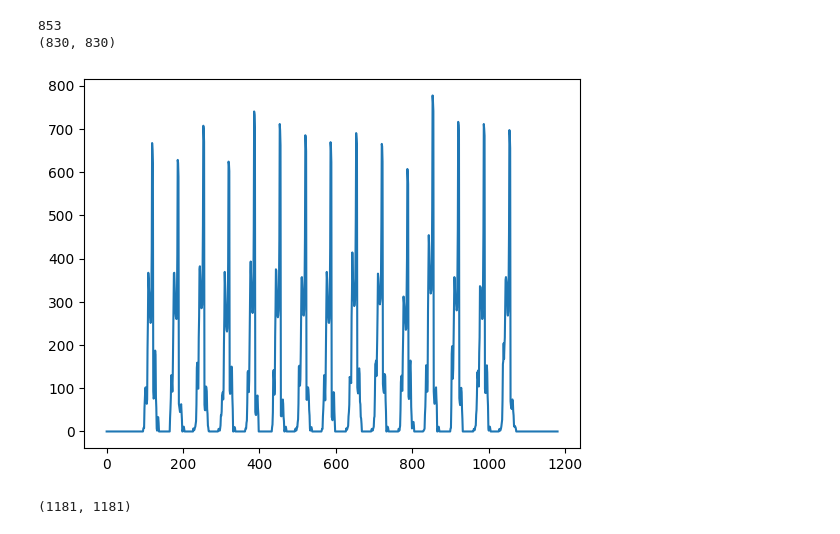
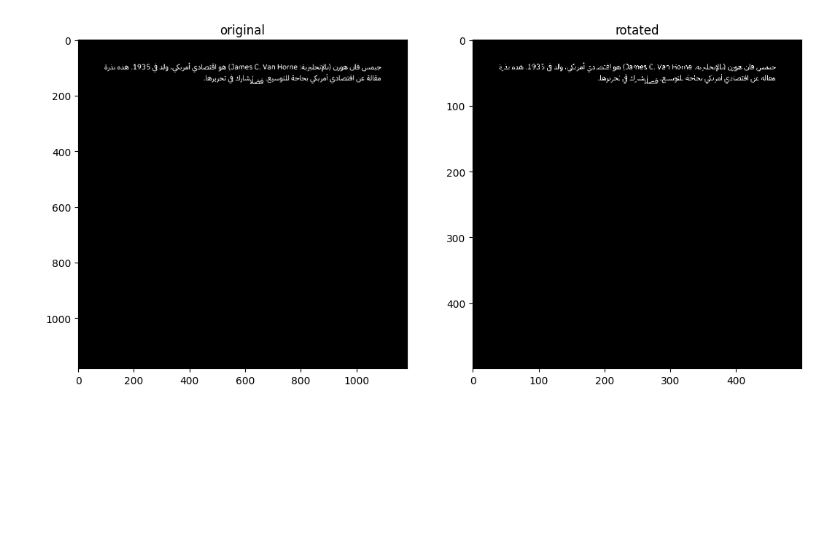
Before and after one commit to Mr-Sheerlock/AbuGradients, a Jupyter notebook: test.ipynb, the cells around one changed output. Cells and saved outputs as stored; diff of their text form; code cells hidden in the pictures; blank space fills up the shorter version.

Commit message:
Trying Resize instead of crop

```diff
--- a/test.ipynb
+++ b/test.ipynb
@@ -75,38 +15,30 @@ processing 108.jpeg
-# %%
-img = io.imread('fonts-dataset/Lemonada/1.jpeg')
-img=preprocess(img)
-rot=removeSkew(img)
-center=rot.shape[1]//2
-# make the center dynamic according to highest peak in horizontal histogram
-horizontal_hist = np.sum(rot,axis=1,keepdims=True)
-center=np.argmax(horizontal_hist)
-plt.plot(horizontal_hist.T[0])
-print(center)
-if center <415:
-    rot=rot[0:415*2,0:415*2]
-elif center > rot.shape[1]-415:
-    rot=rot[-415*2:, -415*2:]
-else:
-    print(center-415)
-    print(center+415)
-    print(rot.shape)
-    rot=rot[center-415:center+415,center-415:center+415]
-# print(rot.shape)
-#plot the histogram to see the peaks
-# %% [output]
-853
-(830, 830)
-[figure, removed]
-# %%
-from skimage.feature  import *
-radius = 3
-n_points = 8 * radius
-# glcm = graycomatrix(rot,[5],[0])
-# get lbp of the image
-lbp = local_binary_pattern(rot, n_points, radius, 'uniform')
-
-# print(rot.shape)
-# print(glcm)
-print(lbp.shape)
-# %% [output]
-(1181, 1181)
+# %%
+fontName='IBM Plex Sans Arabic'
+dir=os.path.join('fonts-dataset',fontName)
+outdir=os.path.join('outer',fontName)
+img = io.imread(os.path.join(dir,'0.jpeg'))
+img=preprocess(img)
+rot=removeSkew(img,500)
+#get all unique values in the image
+# rot= cropImage(rot)
+# convert the image to binary to be able to see it
+rot= cv2.threshold(rot, 0, 255, cv2.THRESH_BINARY + cv2.THRESH_OTSU)[1]
+cv2.imwrite(os.path.join('outer','0.png'),rot)
+#normalize the image
+show_images([img,rot],['original','rotated'])
+# get the nonzero elements of rot
+# print(rot.shape)
+# nonzero=np.nonzero(rot)
+# print(nonzero)
+#save images
+# io.imsave(os.path.join('outer','0.jpeg'),rot)
+# glcm = graycomatrix(rot,[5],[0])
+# get lbp of the image
+# radius = 3
+# n_points = 8 * radius
+# lbp = local_binary_pattern(rot, n_points, radius, 'uniform')
+# get hog
+# fd, hog_image = hog(rot, orientations=8, pixels_per_cell=(16, 16),
+#                     cells_per_block=(1, 1), visualize=True)
+# %% [output]
+[figure, added]
```
Also changed, not shown: parts of 7 cells of this notebook, 6 other files.
